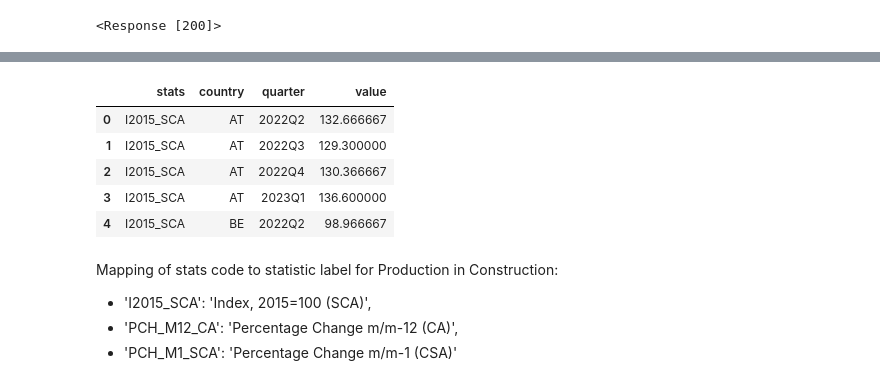
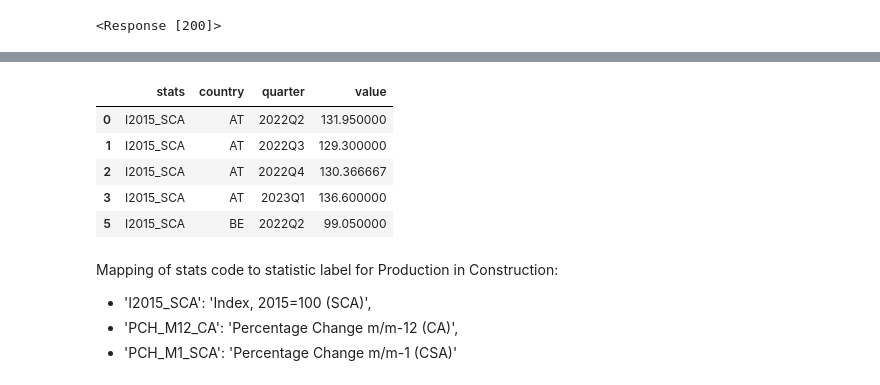
Before and after one commit to sbs23010/msc-da-sem1-ca2, a Jupyter notebook: construction-materials-and-production.ipynb, the cells around one changed output, grey strips where cells are left out. Cells and saved outputs as stored; diff of their text form; code cells hidden in the pictures.

```diff
--- a/construction-materials-and-production.ipynb
+++ b/construction-materials-and-production.ipynb
@@ -574,14 +561,14 @@ eu_prod_construction_df.head()
 # %%
 # Group by quarter and get the average because Ireland's production in construction dataset is quaterly
-eu_prod_construction_quaterly_df = eu_prod_construction_df.groupby(['stats', 'country', 'quarter']).mean().reset_index()
+eu_prod_construction_quaterly_df = eu_prod_construction_df.groupby(['stats', 'country', 'quarter']).mean().reset_index().dropna()
 eu_prod_construction_quaterly_df.head()
 # %% [output]
 |  | stats | country | quarter | value |
-| 0 | I2015_SCA | AT | 2022Q2 | 132.666667 |
+| 0 | I2015_SCA | AT | 2022Q2 | 131.950000 |
 | 1 | I2015_SCA | AT | 2022Q3 | 129.300000 |
 | 2 | I2015_SCA | AT | 2022Q4 | 130.366667 |
 | 3 | I2015_SCA | AT | 2023Q1 | 136.600000 |
-| 4 | I2015_SCA | BE | 2022Q2 | 98.966667 |
+| 5 | I2015_SCA | BE | 2022Q2 | 99.050000 |
 # %% [markdown]
 Mapping of stats code to statistic label for Production in Construction:
 - 'I2015_SCA': 'Index, 2015=100 (SCA)',
```
Also changed, not shown: parts of 75 cells of this notebook, 7 other files.
